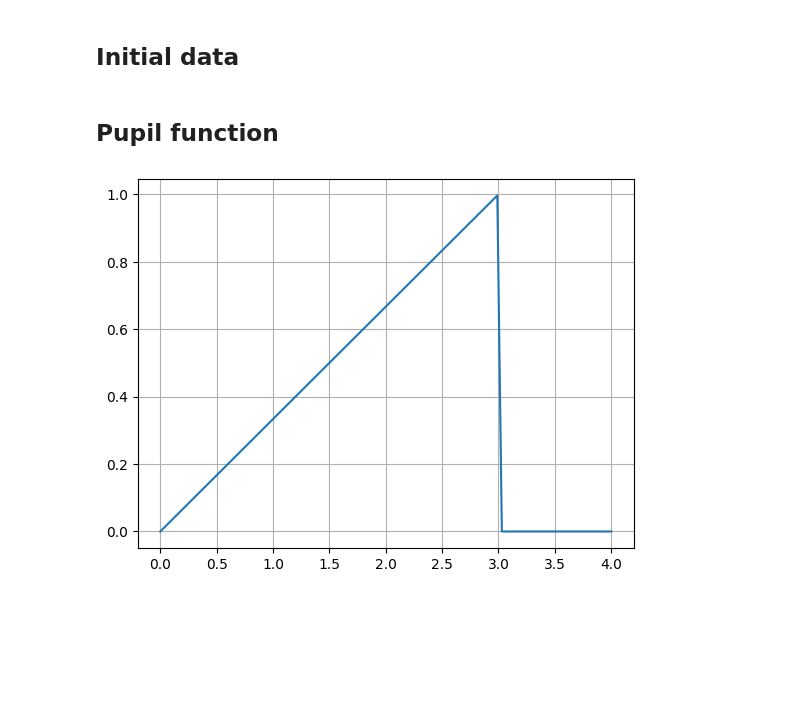
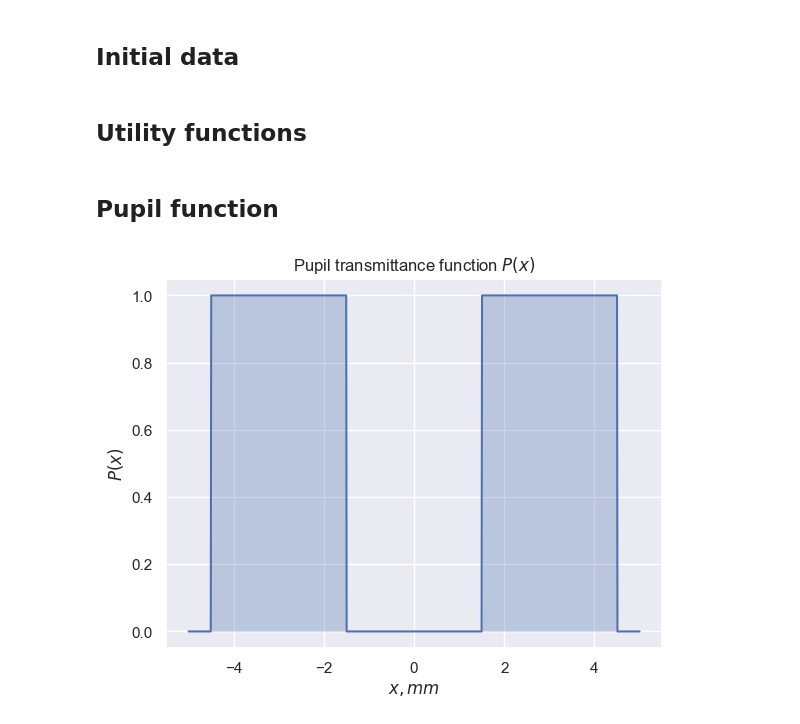
Before and after one commit to BrokenVoodooDoll/optoelectronic-systems-theory-assignment, a Jupyter notebook: assignment.ipynb, the cells around one changed output. Cells and saved outputs as stored; diff of their text form; code cells hidden in the pictures; blank space fills up the shorter version.

```diff
--- a/assignment.ipynb
+++ b/assignment.ipynb
@@ -13,5 +4,7 @@
 import numpy as np
 from scipy import signal, constants
 import matplotlib.pyplot as plt
+import seaborn as sns
+sns.set()
 # %% [markdown]
 ## Initial data
@@ -18,26 +17,28 @@ import matplotlib.pyplot as plt
+# %% [markdown]
+## Utility functions
 # %%
-wavelength = 0.8e-3 # mm
-focus = 90 # mm
-T = 5000 # K
-mu = 0.6e-3 # mm
-sigma = 0.1e-3 # mm
-
 def triangle(x):
     return np.where(np.abs(x) <= 1, 1 - np.abs(x), 0)
 
 def rect(x):
     return np.where(np.abs(x) <= 0.5, 1, 0)
 
-def pupil(x):
-    return triangle((x - 3) / 3) * rect((x - 1.5) / 3)
+def sinc(x):
+    return np.where(x == 0, 1, np.sin(x) / x)
 # %% [markdown]
 ## Pupil function
-# %%
-x = np.linspace(0, 4, 100)
-
-plt.figure()
-plt.plot(x, pupil(x))
-plt.grid()
-plt.show()
-# %% [output]
-[figure, removed]
+# %%
+def pupil(x):
+    return rect((x - 3) / 3) + rect((x + 3) / 3)
+# %%
+x = np.linspace(-5, 5, 1000)
+
+fig, ax = plt.subplots()
+ax.set_title('Pupil transmittance function $P(x)$')
+ax.set_xlabel('$x, mm$')
+ax.set_ylabel('$P(x)$')
+ax.plot(x, pupil(x))
+ax.fill_between(x, pupil(x), alpha=0.3)
+plt.show()
+# %% [output]
+[figure, added]
```
Also changed, not shown: parts of 23 cells of this notebook.
